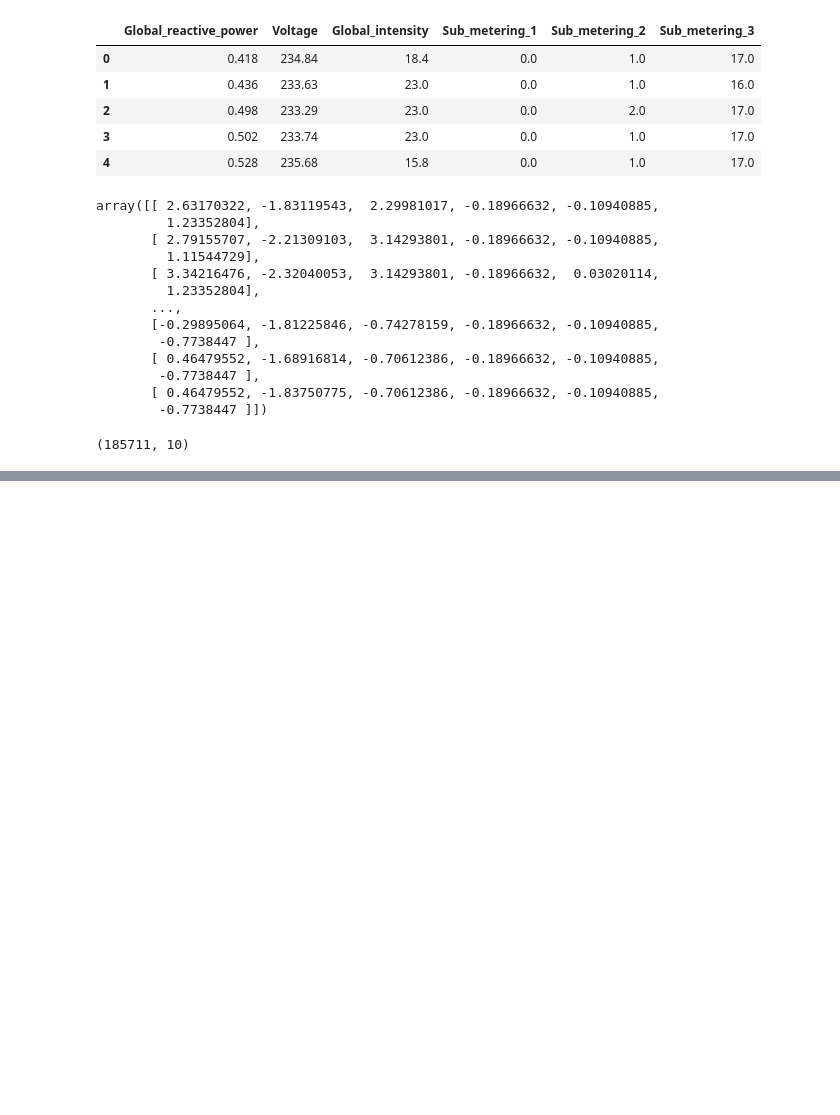
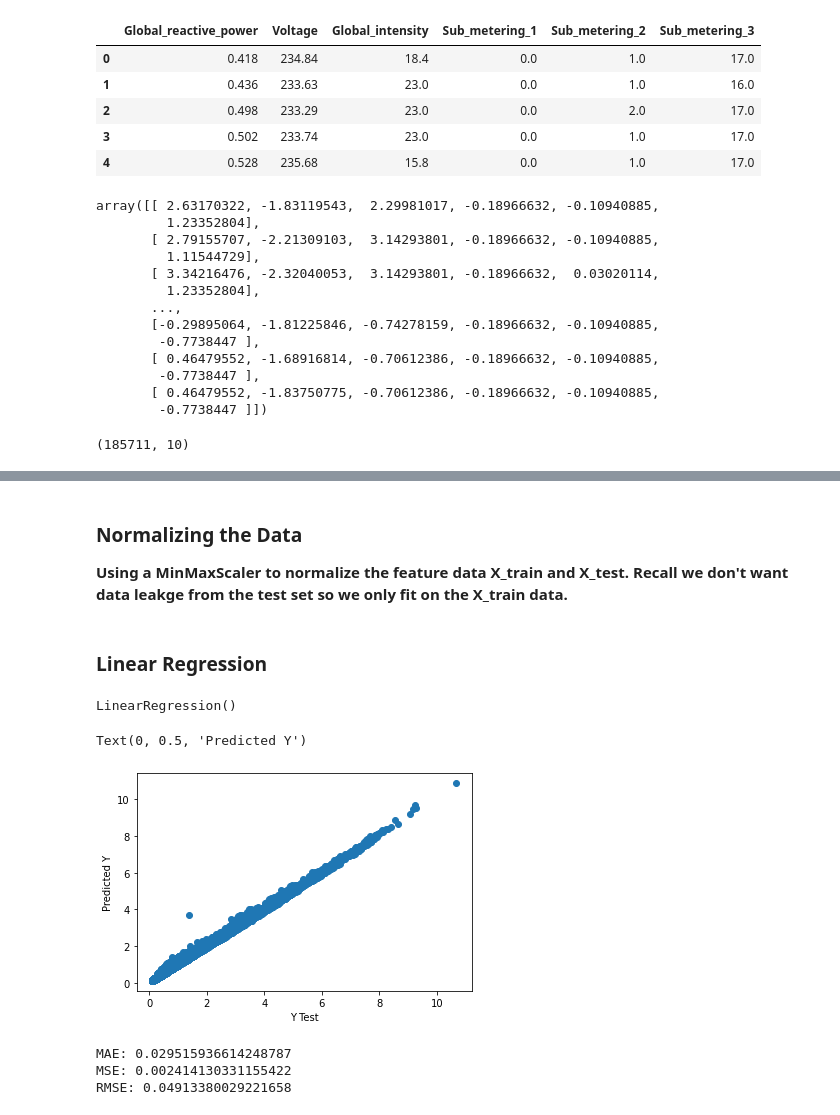
Before and after one commit to saifalbaghdadi/Household-Power-Consumption, a Jupyter notebook: Preprocessing.ipynb, the cells around one changed output, grey strips where cells are left out. Drawn from its saved outputs; the diff is of its cells as text; code cells hidden in the pictures; blank space fills up the shorter version.

```diff
--- a/Preprocessing.ipynb
+++ b/Preprocessing.ipynb
@@ -438,0 +482,4 @@ See the caveats in the documentation: https://pandas.pydata.org/pandas-docs/stab
+# %% [markdown]
+### Normalizing the Data
+
+**Using a MinMaxScaler to normalize the feature data X_train and X_test. Recall we don't want data leakge from the test set so we only fit on the X_train data.**
@@ -438,0 +490,27 @@ See the caveats in the documentation: https://pandas.pydata.org/pandas-docs/stab
+# %%
+X_test = scaler.transform(X_test)
+# %% [markdown]
+### Linear Regression
+# %%
+lm = LinearRegression()
+# %%
+lm.fit(X_train,y_train)
+# %% [output]
+LinearRegression()
+# %%
+predictions = lm.predict( X_test)
+# %%
+plt.scatter(y_test,predictions)
+plt.xlabel('Y Test')
+plt.ylabel('Predicted Y')
+# %% [output]
+Text(0, 0.5, 'Predicted Y')
+[figure, added]
+# %%
+print('MAE:', metrics.mean_absolute_error(y_test, predictions))
+print('MSE:', metrics.mean_squared_error(y_test, predictions))
+print('RMSE:', np.sqrt(metrics.mean_squared_error(y_test, predictions)))
+# %% [output]
+MAE: 0.029515936614248787
+MSE: 0.002414130331155422
+RMSE: 0.04913380029221658
```
Also changed, not shown: parts of 33 cells of this notebook.
